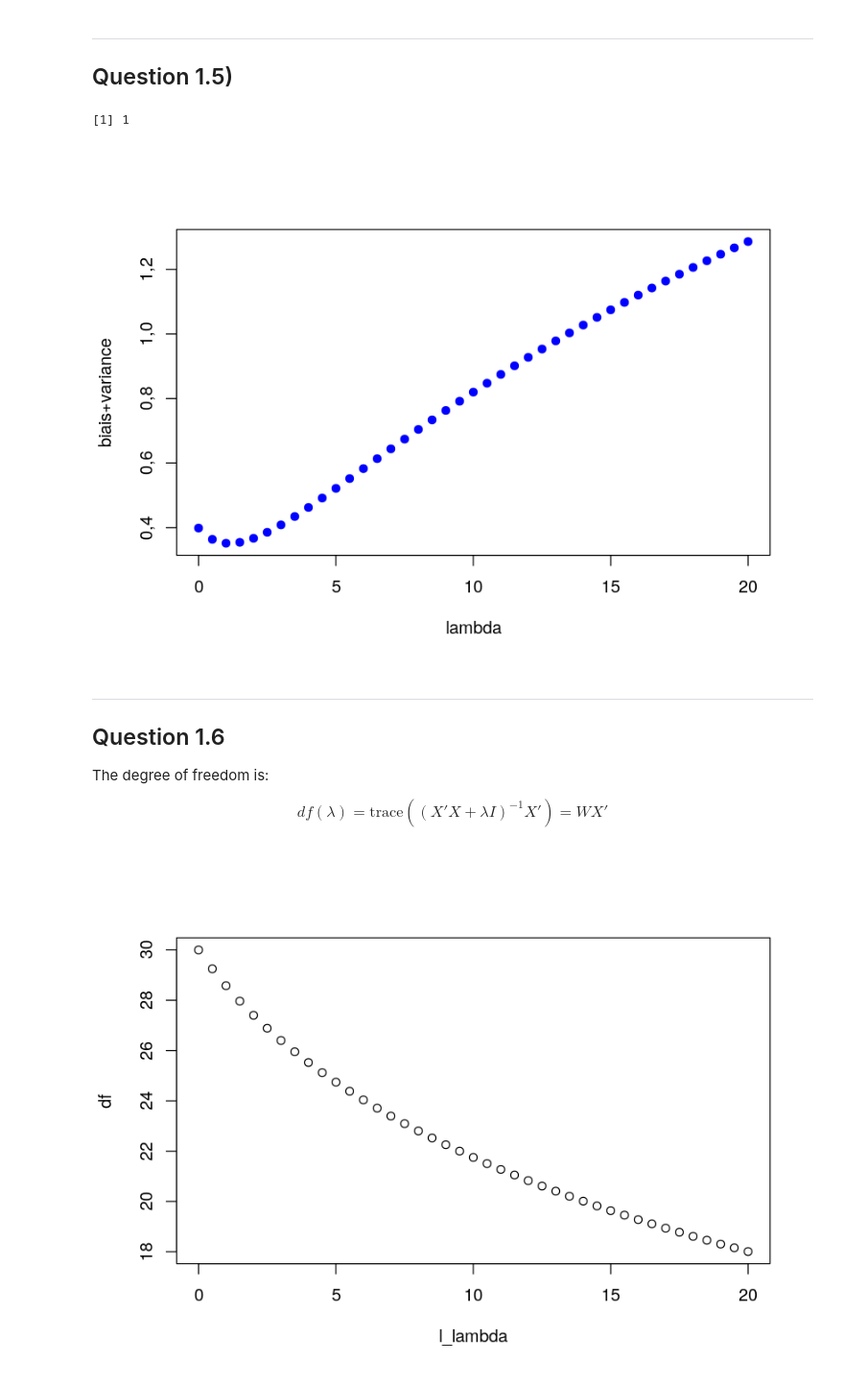
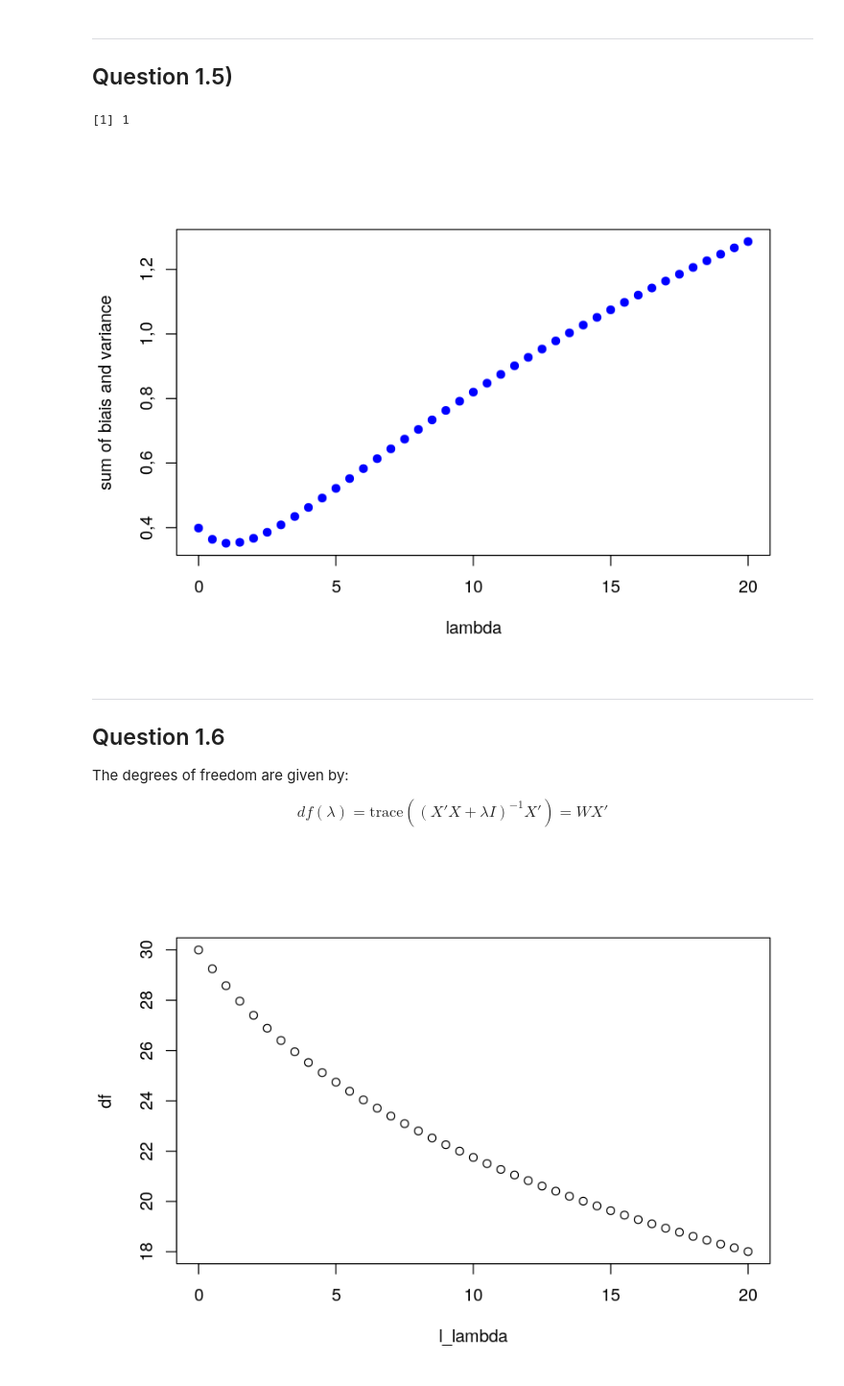
Before and after one commit to sylvaincom/high-dimensional-statistics, a Jupyter notebook: tp3.ipynb, the cells around one changed output. Shown at 96% size. Saved outputs shown, nothing was run; the diff lists cells and outputs as text; code cells hidden in the pictures.

```diff
--- a/tp3.ipynb
+++ b/tp3.ipynb
@@ -271,40 +271,40 @@ p = 30
 sd = 0.5
 X = matrix(rnorm(n*p, mean=0, sd=1), n, p)
 Y = rnorm(50, mean = X%*%beta, sd=sd)
 #plot(Y)
 
 l_var = NULL
 l_biais = NULL
 l_lambda = seq(0, 20, 0.5)
 
 for (lambda_i in l_lambda){
   W = solve(t(X)%*%X + lambda_i*diag(p))
   var = tr( sd^2 * W %*% t(X) %*% X %*% W )
   l_var = cbind(l_var, var)
   biais = t(- lambda_i * W %*% beta) %*% (- lambda_i * W %*% beta)
   l_biais = cbind(l_biais, biais)
 }
 
 #plot(l_lambda, l_biais, pch=19, col="blue", ylim = c(min(biais,var), max(biais,var)), xlab="lambda",
 #    ylab="variance, biais")
 #points(l_lambda, l_var, pch=19, col="red")
 #legend("topleft", legend=c("biais", "variance"), fill=c("blue", "red"), cex=0.8)
 
 l_sum = l_biais + l_var
 
 plot(l_lambda, l_sum, pch=19, col="blue", ylim = c(min(l_sum), max(l_sum)), xlab="lambda",
-     ylab="biais+variance")
+     ylab="sum of biais and variance")
 
 best_lambda = l_lambda[which.min(l_sum)]
 best_lambda
 # %% [output]
 [1] 1
-[figure, old version]
+[figure, new version]
 # %% [markdown]
 ---
 ## Question 1.6
 
-The degree of freedom is:
+The degrees of freedom are given by:
 
 \begin{equation}
     df(\lambda) = \mathrm{trace}\left( (X'X+\lambda I)^{-1} X' \right) = W X'
```
Also changed, not shown: parts of 6 cells of this notebook.
